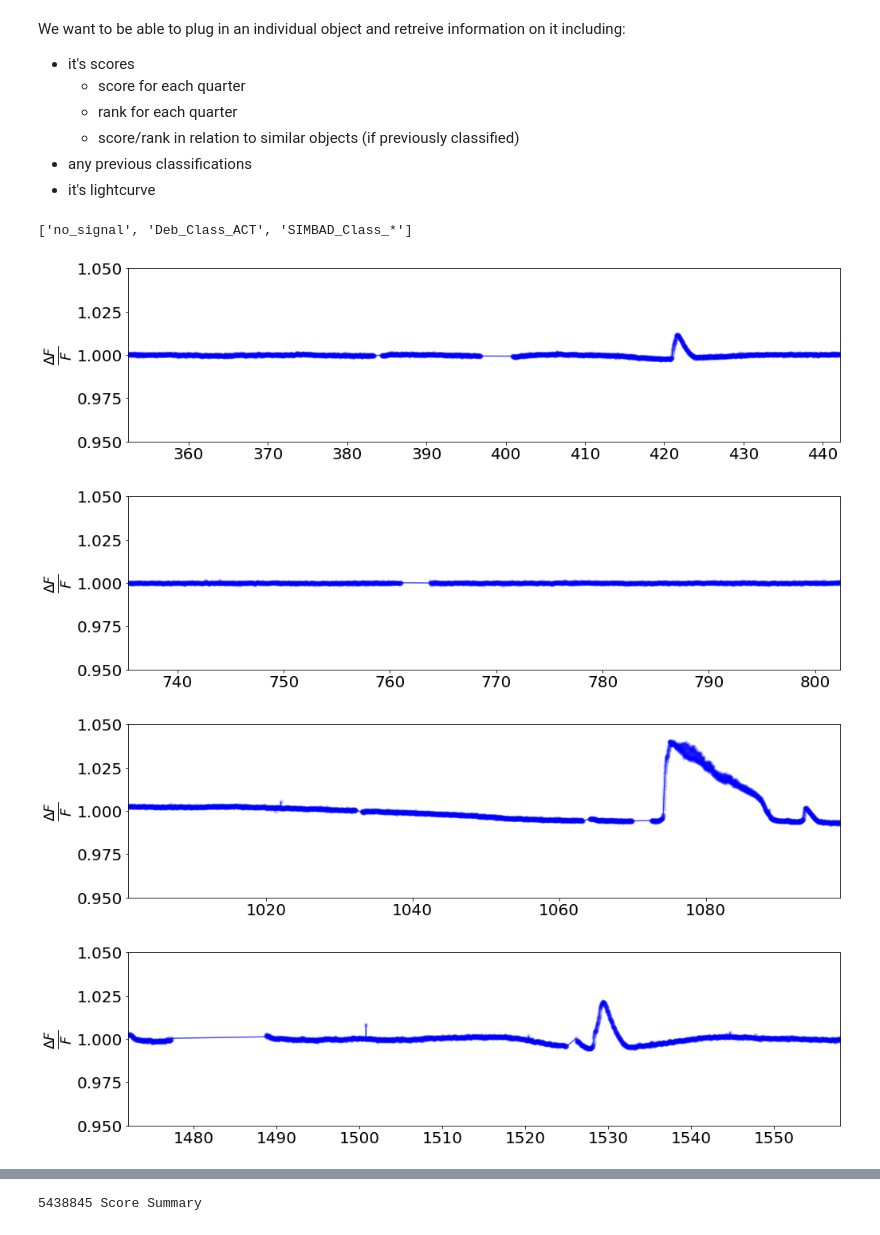
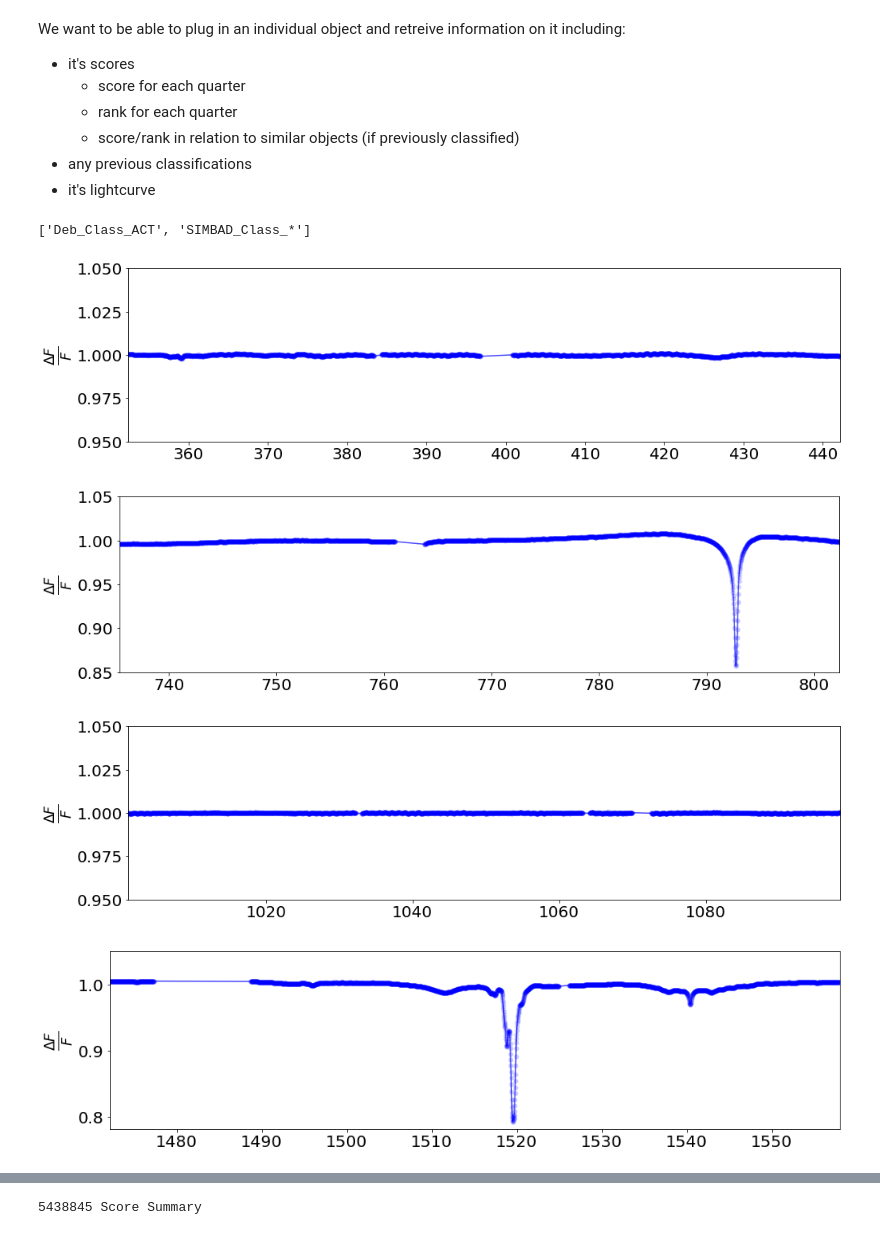
Before and after one commit to d-giles/lcfeatures, a Jupyter notebook: Catalog_Comparisons.ipynb, the cells around one changed output, grey strips where cells are left out. Saved outputs shown, nothing was run; the diff lists cells and outputs as text; code cells hidden in the pictures.

```diff
--- a/Catalog_Comparisons.ipynb
+++ b/Catalog_Comparisons.ipynb
@@ -1076,11 +1122,11 @@ class weirdnessProfile(object):
 # %%
-kic = '5438845'
+kic = '8462852'
 kic_profile = weirdnessProfile(kic)
 print(kic_profile.catalogs)
 kic_profile.plotlcs()
 # %% [output]
-['no_signal', 'Deb_Class_ACT', 'SIMBAD_Class_*']
+['Deb_Class_ACT', 'SIMBAD_Class_*']
-[figure, old version]
+[figure, new version]
-[figure, old version]
+[figure, new version]
-[figure, old version]
+[figure, new version]
-[figure, old version]
+[figure, new version]
```
Also changed, not shown: parts of 4 cells of this notebook, 2 other files.
